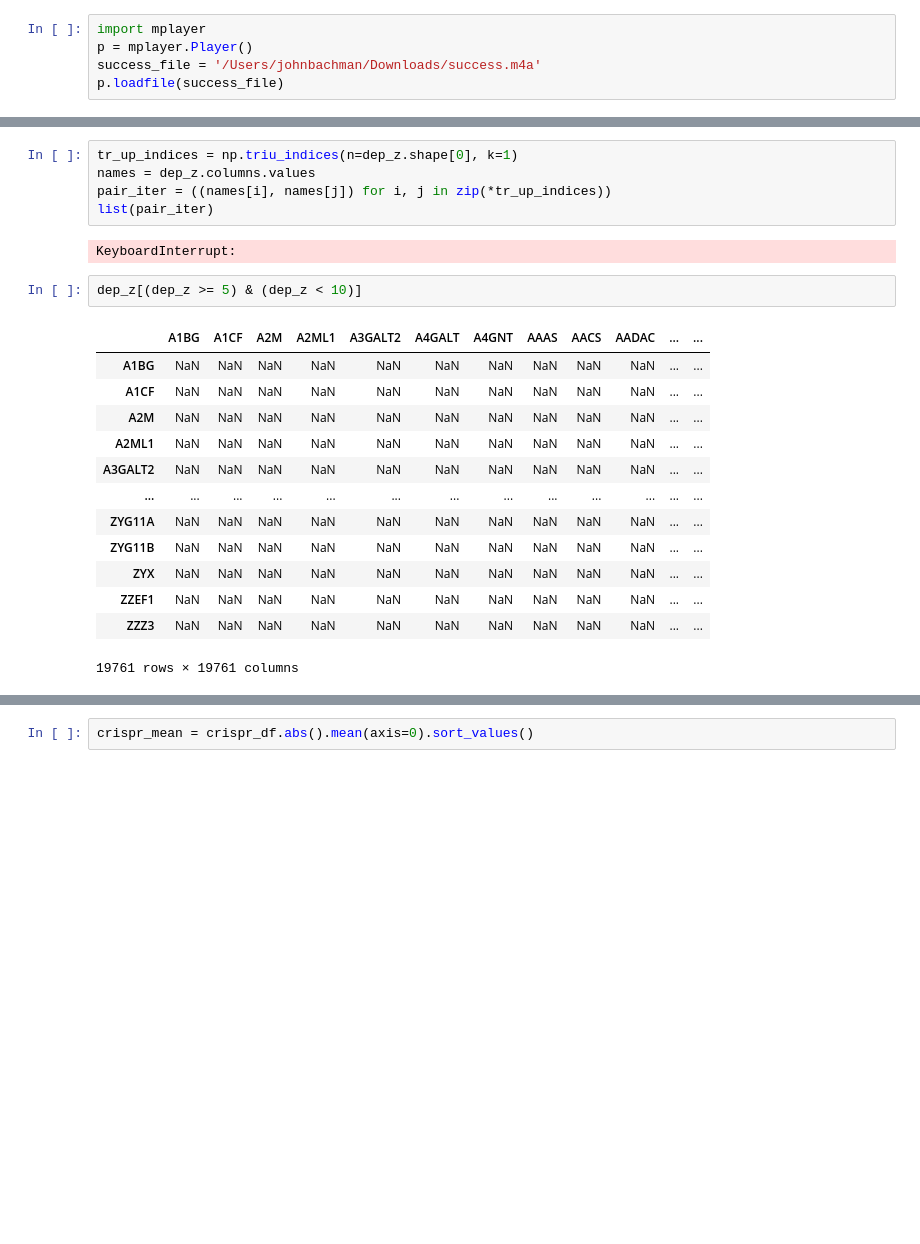
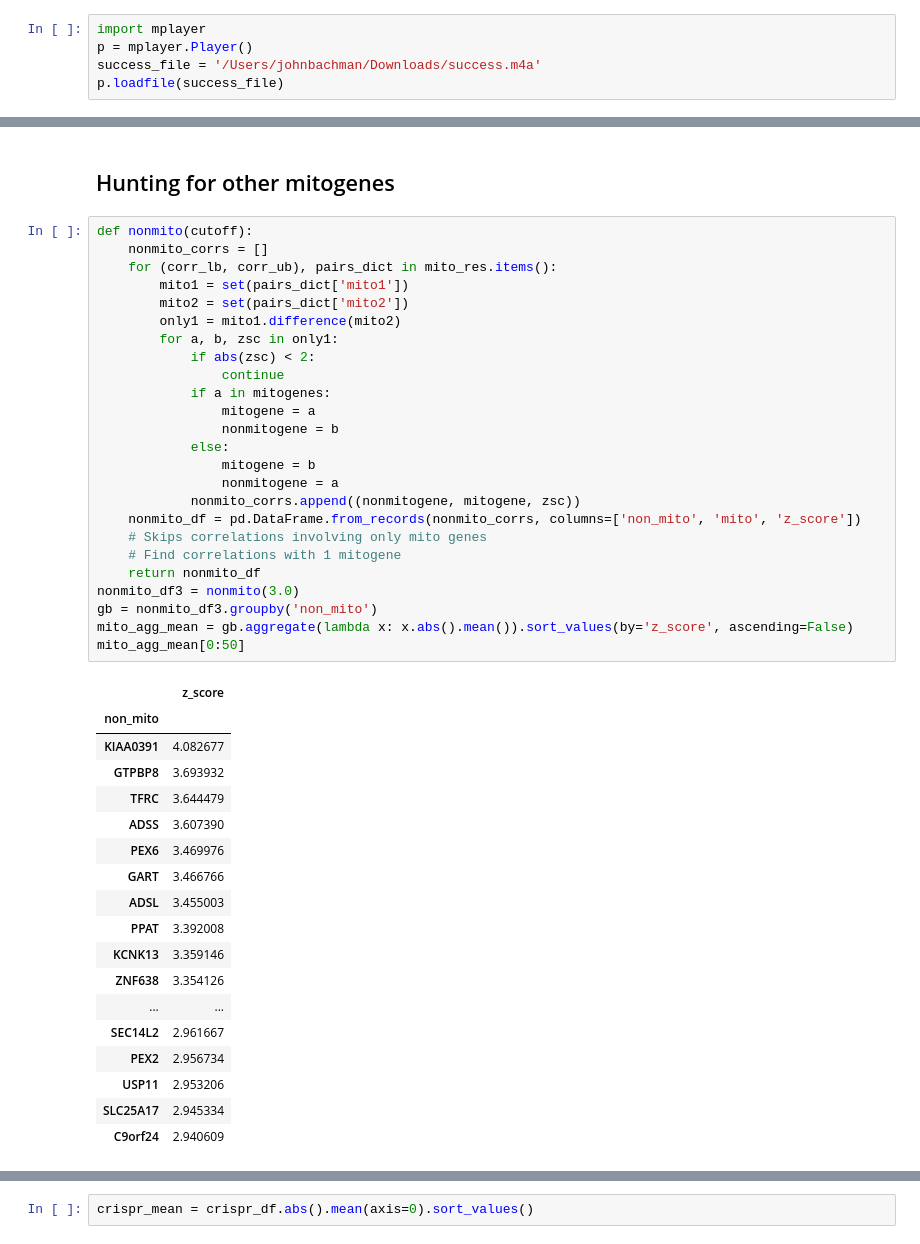
Before and after one commit to johnbachman/depmap_analysis, a Jupyter notebook: notebooks/Biomarkers of Dependency.ipynb, the cells around one changed output, grey strips where cells are left out. Cells and saved outputs as stored; diff of their text form; blank space fills up the shorter version.

```diff
--- a/notebooks/Biomarkers of Dependency.ipynb
+++ b/notebooks/Biomarkers of Dependency.ipynb
@@ -643,23 +568,46 @@ Wall time: 10 µs
-# %%
-tr_up_indices = np.triu_indices(n=dep_z.shape[0], k=1)
-names = dep_z.columns.values
-pair_iter = ((names[i], names[j]) for i, j in zip(*tr_up_indices))
-list(pair_iter)
-# %% [output]
-KeyboardInterrupt:
-# %%
-dep_z[(dep_z >= 5) & (dep_z < 10)]
-# %% [output]
-|  | A1BG | A1CF | A2M | A2ML1 | A3GALT2 | A4GALT | A4GNT | AAAS | AACS | AADAC | ... | ... |
-| A1BG | NaN | NaN | NaN | NaN | NaN | NaN | NaN | NaN | NaN | NaN | ... | ... |
-| A1CF | NaN | NaN | NaN | NaN | NaN | NaN | NaN | NaN | NaN | NaN | ... | ... |
-| A2M | NaN | NaN | NaN | NaN | NaN | NaN | NaN | NaN | NaN | NaN | ... | ... |
-| A2ML1 | NaN | NaN | NaN | NaN | NaN | NaN | NaN | NaN | NaN | NaN | ... | ... |
-| A3GALT2 | NaN | NaN | NaN | NaN | NaN | NaN | NaN | NaN | NaN | NaN | ... | ... |
-| ... | ... | ... | ... | ... | ... | ... | ... | ... | ... | ... | ... | ... |
-| ZYG11A | NaN | NaN | NaN | NaN | NaN | NaN | NaN | NaN | NaN | NaN | ... | ... |
-| ZYG11B | NaN | NaN | NaN | NaN | NaN | NaN | NaN | NaN | NaN | NaN | ... | ... |
-| ZYX | NaN | NaN | NaN | NaN | NaN | NaN | NaN | NaN | NaN | NaN | ... | ... |
-| ZZEF1 | NaN | NaN | NaN | NaN | NaN | NaN | NaN | NaN | NaN | NaN | ... | ... |
-| ZZZ3 | NaN | NaN | NaN | NaN | NaN | NaN | NaN | NaN | NaN | NaN | ... | ... |
-19761 rows × 19761 columns
+# %% [markdown]
+## Hunting for other mitogenes
+# %%
+def nonmito(cutoff):
+    nonmito_corrs = []
+    for (corr_lb, corr_ub), pairs_dict in mito_res.items():
+        mito1 = set(pairs_dict['mito1'])
+        mito2 = set(pairs_dict['mito2'])
+        only1 = mito1.difference(mito2)
+        for a, b, zsc in only1:
+            if abs(zsc) < 2:
+                continue
+            if a in mitogenes:
+                mitogene = a
+                nonmitogene = b
+            else:
+                mitogene = b
+                nonmitogene = a
+            nonmito_corrs.append((nonmitogene, mitogene, zsc))
+    nonmito_df = pd.DataFrame.from_records(nonmito_corrs, columns=['non_mito', 'mito', 'z_score'])
+    # Skips correlations involving only mito genes
+    # Find correlations with 1 mitogene
+    return nonmito_df
+nonmito_df3 = nonmito(3.0)
+gb = nonmito_df3.groupby('non_mito')
+mito_agg_mean = gb.aggregate(lambda x: x.abs().mean()).sort_values(by='z_score', ascending=False)
+mito_agg_mean[0:50]
+# %% [output]
+|  | z_score |
+| non_mito |  |
+| KIAA0391 | 4.082677 |
+| GTPBP8 | 3.693932 |
+| TFRC | 3.644479 |
+| ADSS | 3.607390 |
+| PEX6 | 3.469976 |
+| GART | 3.466766 |
+| ADSL | 3.455003 |
+| PPAT | 3.392008 |
+| KCNK13 | 3.359146 |
+| ZNF638 | 3.354126 |
+| ... | ... |
+| SEC14L2 | 2.961667 |
+| PEX2 | 2.956734 |
+| USP11 | 2.953206 |
+| SLC25A17 | 2.945334 |
+| C9orf24 | 2.940609 |
```
Also changed, not shown: parts of 31 cells of this notebook.
